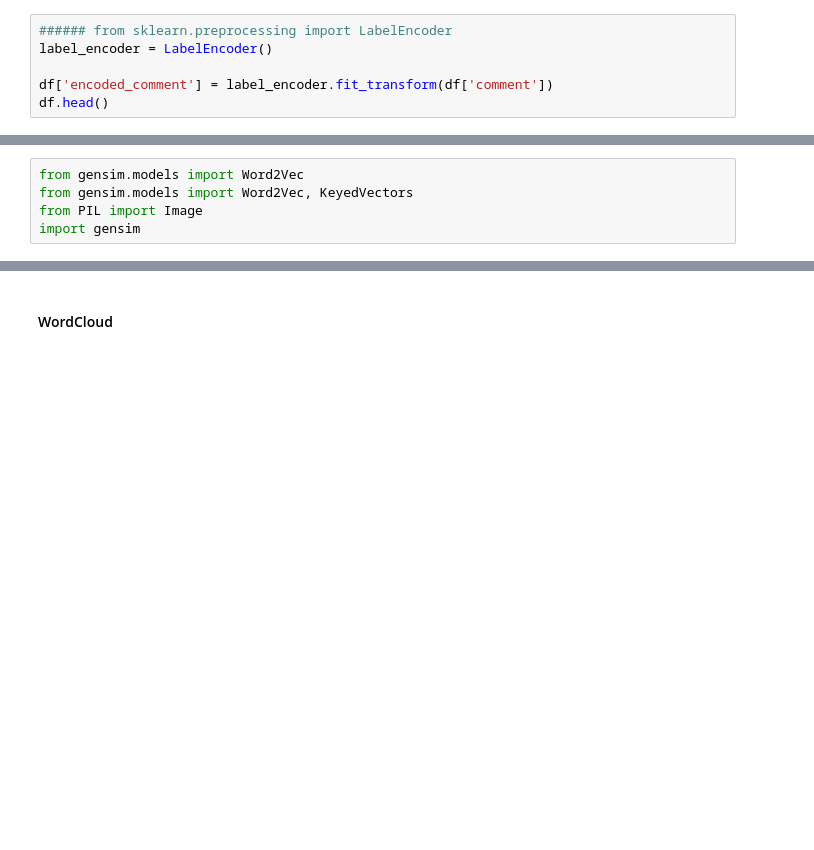
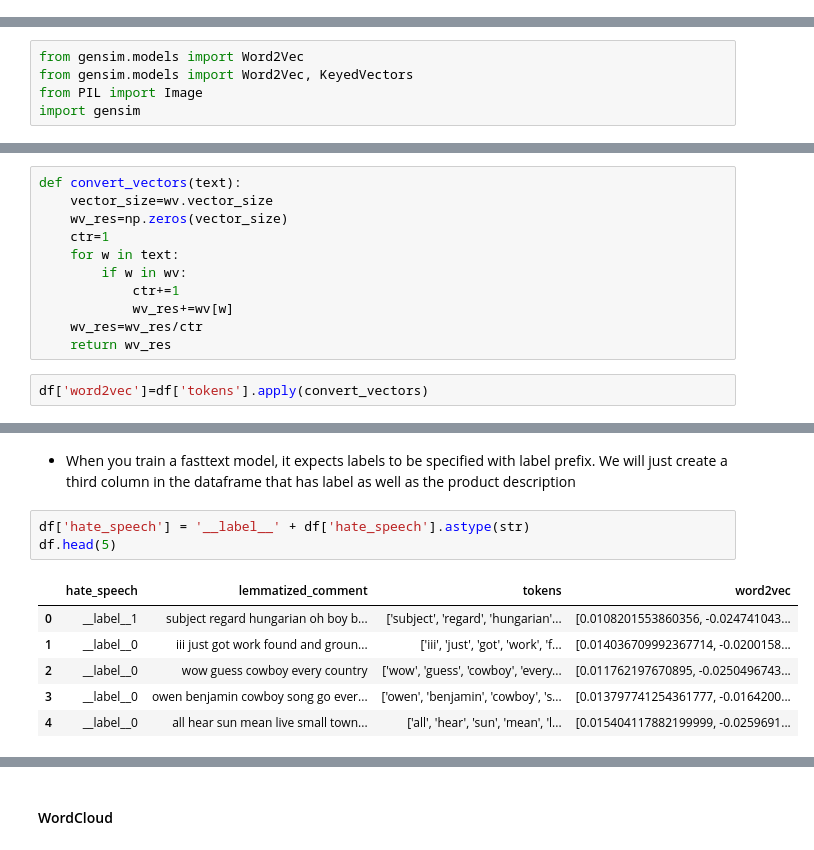
Before and after one commit to spring-board-b2-hate-speech/Group-3, a Jupyter notebook: Text_Representation/Text_Representation.ipynb, the cells around one changed output, grey strips where cells are left out. Cells and saved outputs as stored; diff of their text form; blank space fills up the shorter version.

```diff
--- a/Text_Representation/Text_Representation.ipynb
+++ b/Text_Representation/Text_Representation.ipynb
@@ -120,6 +82,0 @@ df
-# %%
-###### from sklearn.preprocessing import LabelEncoder
-label_encoder = LabelEncoder()
-
-df['encoded_comment'] = label_encoder.fit_transform(df['comment'])
-df.head()
@@ -385,0 +311,13 @@ model.wv.similarity(w1="women", w2="men")
+# %%
+def convert_vectors(text):
+    vector_size=wv.vector_size
+    wv_res=np.zeros(vector_size)
+    ctr=1
+    for w in text:
+        if w in wv:
+            ctr+=1
+            wv_res+=wv[w]
+    wv_res=wv_res/ctr
+    return wv_res
+# %%
+df['word2vec']=df['tokens'].apply(convert_vectors)
@@ -385,0 +483,12 @@ model.wv.similarity(w1="women", w2="men")
+# %% [markdown]
+- When you train a fasttext model, it expects labels to be specified with label prefix. We will just create a third column in the dataframe that has label as well as the product description
+# %%
+df['hate_speech'] = '__label__' + df['hate_speech'].astype(str)
+df.head(5)
+# %% [output]
+|  | hate_speech | lemmatized_comment | tokens | word2vec |
+| 0 | __label__1 | subject regard hungarian oh boy b... | ['subject', 'regard', 'hungarian'... | [0.0108201553860356, -0.024741043... |
+| 1 | __label__0 | iii just got work found and groun... | ['iii', 'just', 'got', 'work', 'f... | [0.014036709992367714, -0.0200158... |
+| 2 | __label__0 | wow guess cowboy every country | ['wow', 'guess', 'cowboy', 'every... | [0.011762197670895, -0.0250496743... |
+| 3 | __label__0 | owen benjamin cowboy song go ever... | ['owen', 'benjamin', 'cowboy', 's... | [0.013797741254361777, -0.0164200... |
+| 4 | __label__0 | all hear sun mean live small town... | ['all', 'hear', 'sun', 'mean', 'l... | [0.015404117882199999, -0.0259691... |
```
Also changed, not shown: parts of 71 cells of this notebook, 1 other file.
